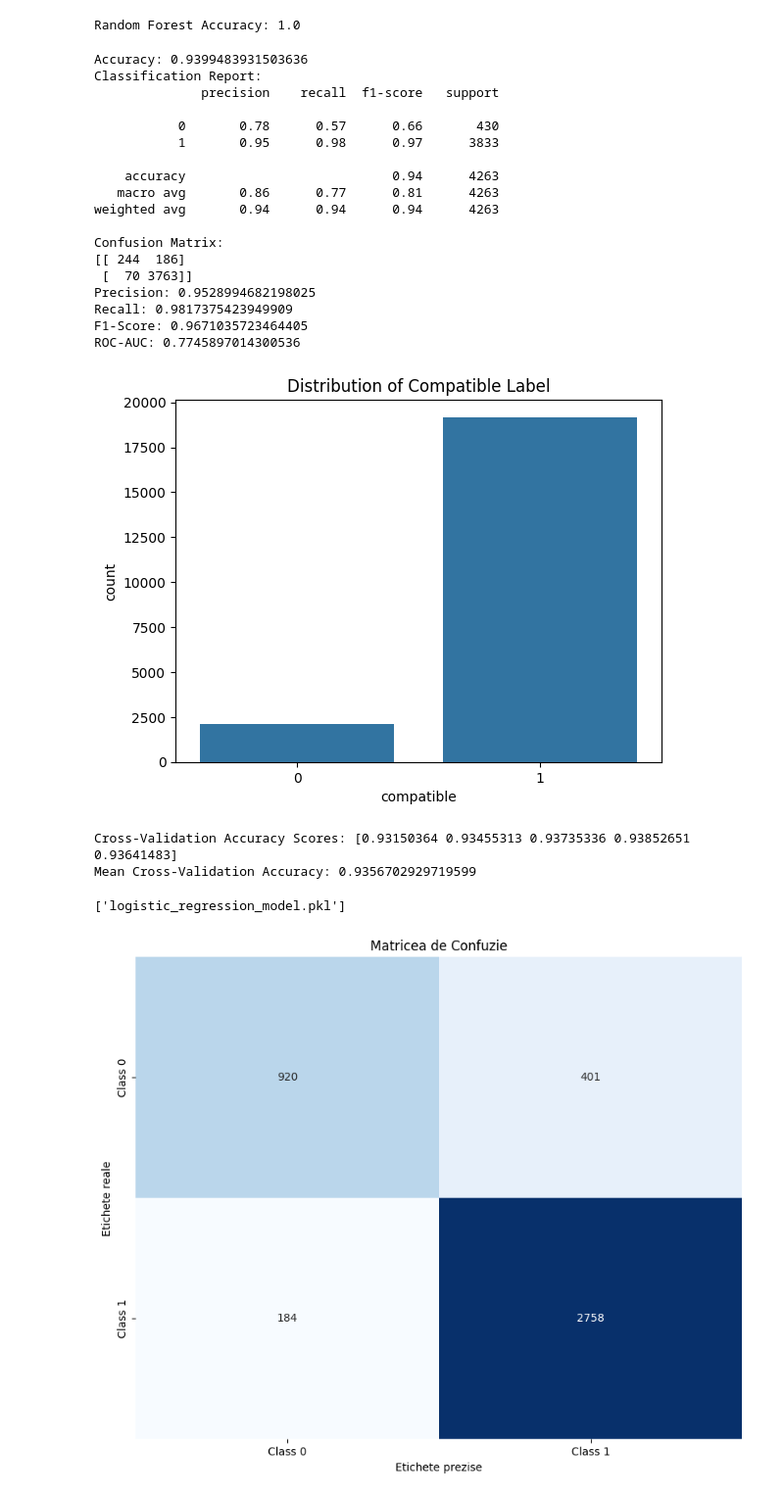
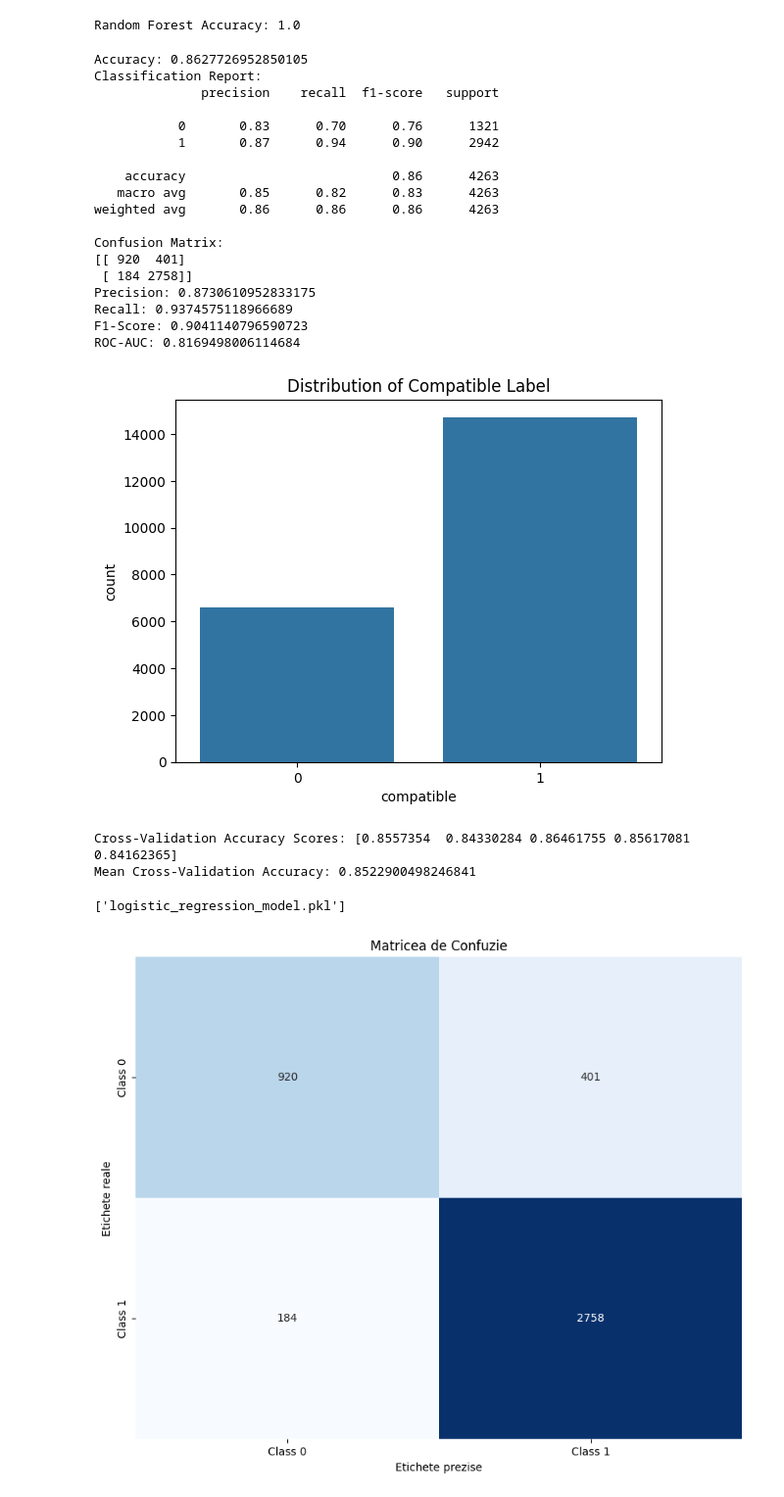
Before and after one commit to valentinvale/licentaAI, a Jupyter notebook: pet_recommandations.ipynb, the cells around one changed output. Shown: that part at 98% size. Drawn from its saved outputs; the diff is of its cells as text; code cells hidden in the pictures.

```diff
--- a/pet_recommandations.ipynb
+++ b/pet_recommandations.ipynb
@@ -412,7 +412,7 @@ def generate_labels(user, pet):
     if (user['living_environment'] == 0 and pet['noise_level'] in ['low', 'medium']) or (user['living_environment'] == 1 and pet['noise_level'] != 'high'):
         compatibility_score += 1
 
-    threshold = 2  # Adjust threshold based on the number of criteria considered
+    threshold = 3  # Adjust threshold based on the number of criteria considered
     return 1 if compatibility_score >= threshold else 0
 
 
@@ -460,48 +460,48 @@ print(classification_report(y_test, y_pred))
 print('Confusion Matrix:')
 print(confusion_matrix(y_test, y_pred))
 
 precision = precision_score(y_test, y_pred)
 recall = recall_score(y_test, y_pred)
 f1 = f1_score(y_test, y_pred)
 roc_auc = roc_auc_score(y_test, y_pred)
 
 print(f'Precision: {precision}')
 print(f'Recall: {recall}')
 print(f'F1-Score: {f1}')
 print(f'ROC-AUC: {roc_auc}')
 
 sns.countplot(x='compatible', data=combined_df)
 plt.title('Distribution of Compatible Label')
 plt.show()
 
 cv_scores = cross_val_score(model, X, y, cv=5, scoring='accuracy')
 print(f'Cross-Validation Accuracy Scores: {cv_scores}')
 print(f'Mean Cross-Validation Accuracy: {cv_scores.mean()}')
 
 # Save the model
 joblib.dump(model, 'logistic_regression_model.pkl')
 # %% [output]
-Accuracy: 0.9399483931503636
+Accuracy: 0.8627726952850105
 Classification Report:
               precision    recall  f1-score   support
 
-           0       0.78      0.57      0.66       430
-           1       0.95      0.98      0.97      3833
+           0       0.83      0.70      0.76      1321
+           1       0.87      0.94      0.90      2942
 
-    accuracy                           0.94      4263
-   macro avg       0.86      0.77      0.81      4263
-weighted avg       0.94      0.94      0.94      4263
+    accuracy                           0.86      4263
+   macro avg       0.85      0.82      0.83      4263
+weighted avg       0.86      0.86      0.86      4263
 
 Confusion Matrix:
-[[ 244  186]
- [  70 3763]]
-Precision: 0.9528994682198025
-Recall: 0.9817375423949909
-F1-Score: 0.9671035723464405
-ROC-AUC: 0.7745897014300536
+[[ 920  401]
+ [ 184 2758]]
+Precision: 0.8730610952833175
+Recall: 0.9374575118966689
+F1-Score: 0.9041140796590723
+ROC-AUC: 0.8169498006114684
-[figure, old version]
+[figure, new version]
-Cross-Validation Accuracy Scores: [0.93150364 0.93455313 0.93735336 0.93852651 0.93641483]
-Mean Cross-Validation Accuracy: 0.9356702929719599
+Cross-Validation Accuracy Scores: [0.8557354  0.84330284 0.86461755 0.85617081 0.84162365]
+Mean Cross-Validation Accuracy: 0.8522900498246841
 ['logistic_regression_model.pkl']
 # %%
 import numpy as np
```
Also changed, not shown: 1 other file.
